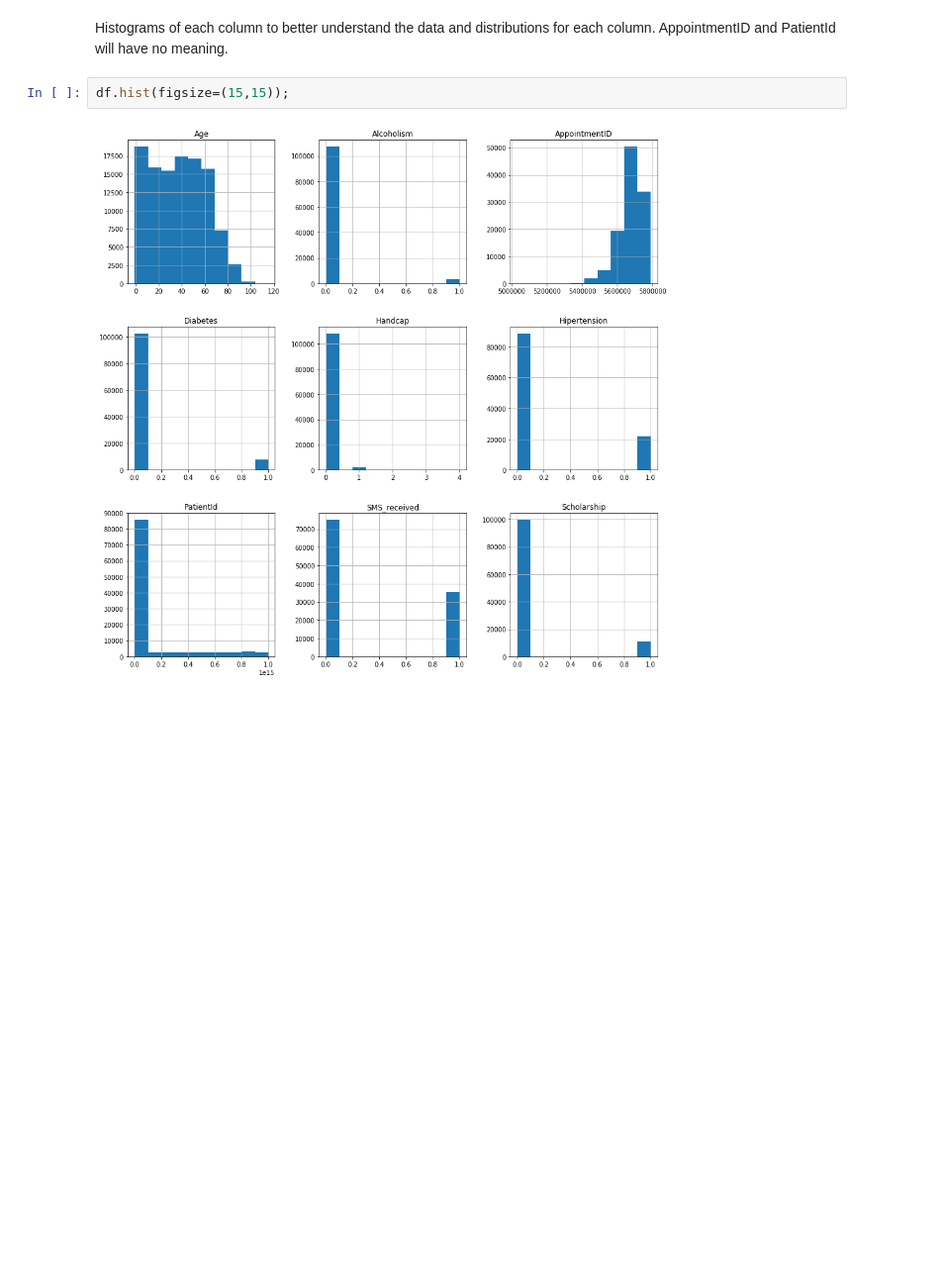
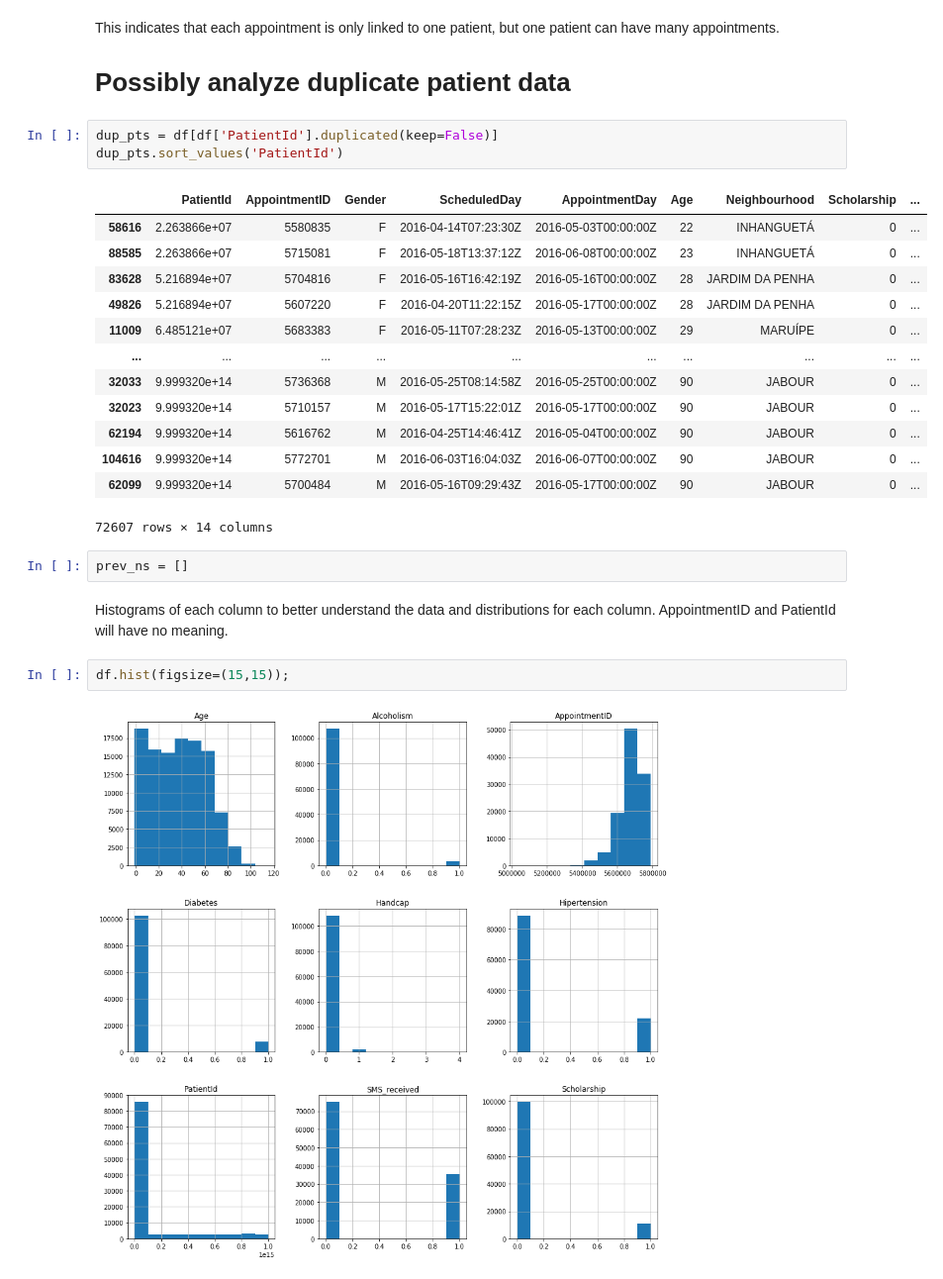
Before and after one commit to afbowman/UnsupervisedLearning, a Jupyter notebook: Capstone_Project.ipynb, the cells around one changed output. Shown: that part at 99% size. Drawn from its saved outputs; the diff is of its cells as text; blank space fills up the shorter version.

```diff
--- a/Capstone_Project.ipynb
+++ b/Capstone_Project.ipynb
@@ -196,3 +164,25 @@ This indicates that each appointment is only linked to one patient, but one pati
+# %% [markdown]
+This indicates that each appointment is only linked to one patient, but one patient can have many appointments.
+# Possibly analyze duplicate patient data
+# %%
+dup_pts = df[df['PatientId'].duplicated(keep=False)]
+dup_pts.sort_values('PatientId')
+# %% [output]
+|  | PatientId | AppointmentID | Gender | ScheduledDay | AppointmentDay | Age | Neighbourhood | Scholarship | ... |
+| 58616 | 2.263866e+07 | 5580835 | F | 2016-04-14T07:23:30Z | 2016-05-03T00:00:00Z | 22 | INHANGUETÁ | 0 | ... |
+| 88585 | 2.263866e+07 | 5715081 | F | 2016-05-18T13:37:12Z | 2016-06-08T00:00:00Z | 23 | INHANGUETÁ | 0 | ... |
+| 83628 | 5.216894e+07 | 5704816 | F | 2016-05-16T16:42:19Z | 2016-05-16T00:00:00Z | 28 | JARDIM DA PENHA | 0 | ... |
+| 49826 | 5.216894e+07 | 5607220 | F | 2016-04-20T11:22:15Z | 2016-05-17T00:00:00Z | 28 | JARDIM DA PENHA | 0 | ... |
+| 11009 | 6.485121e+07 | 5683383 | F | 2016-05-11T07:28:23Z | 2016-05-13T00:00:00Z | 29 | MARUÍPE | 0 | ... |
+| ... | ... | ... | ... | ... | ... | ... | ... | ... | ... |
+| 32033 | 9.999320e+14 | 5736368 | M | 2016-05-25T08:14:58Z | 2016-05-25T00:00:00Z | 90 | JABOUR | 0 | ... |
+| 32023 | 9.999320e+14 | 5710157 | M | 2016-05-17T15:22:01Z | 2016-05-17T00:00:00Z | 90 | JABOUR | 0 | ... |
+| 62194 | 9.999320e+14 | 5616762 | M | 2016-04-25T14:46:41Z | 2016-05-04T00:00:00Z | 90 | JABOUR | 0 | ... |
+| 104616 | 9.999320e+14 | 5772701 | M | 2016-06-03T16:04:03Z | 2016-06-07T00:00:00Z | 90 | JABOUR | 0 | ... |
+| 62099 | 9.999320e+14 | 5700484 | M | 2016-05-16T09:29:43Z | 2016-05-17T00:00:00Z | 90 | JABOUR | 0 | ... |
+72607 rows × 14 columns
+# %%
+prev_ns = []
 # %% [markdown]
 Histograms of each column to better understand the data and distributions for each column. AppointmentID and PatientId will have no meaning.
 # %%
```
Also changed, not shown: parts of 54 cells of this notebook.
